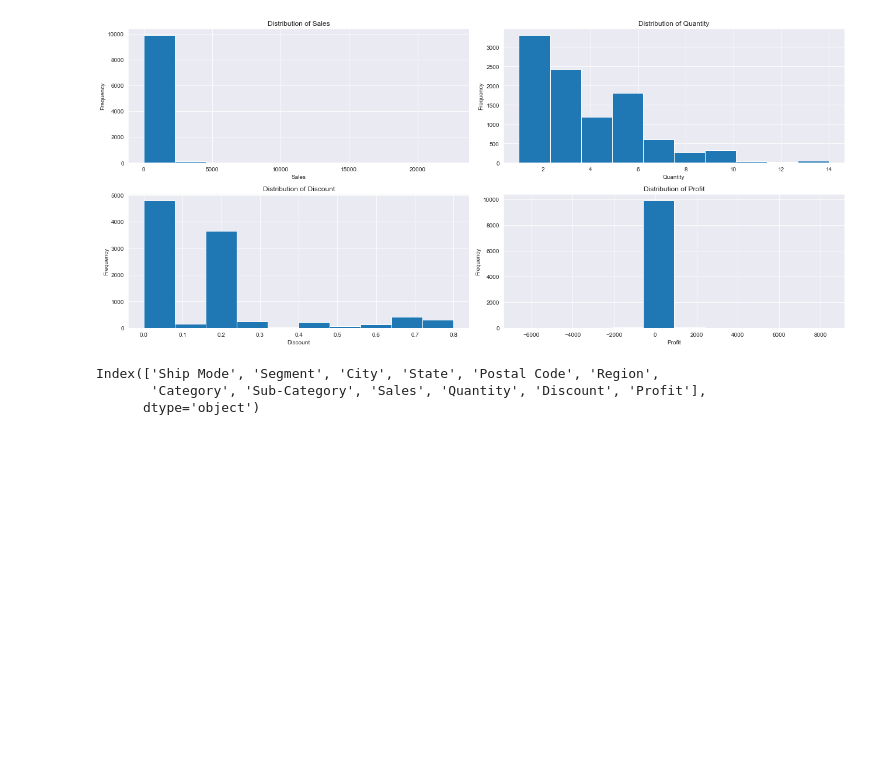
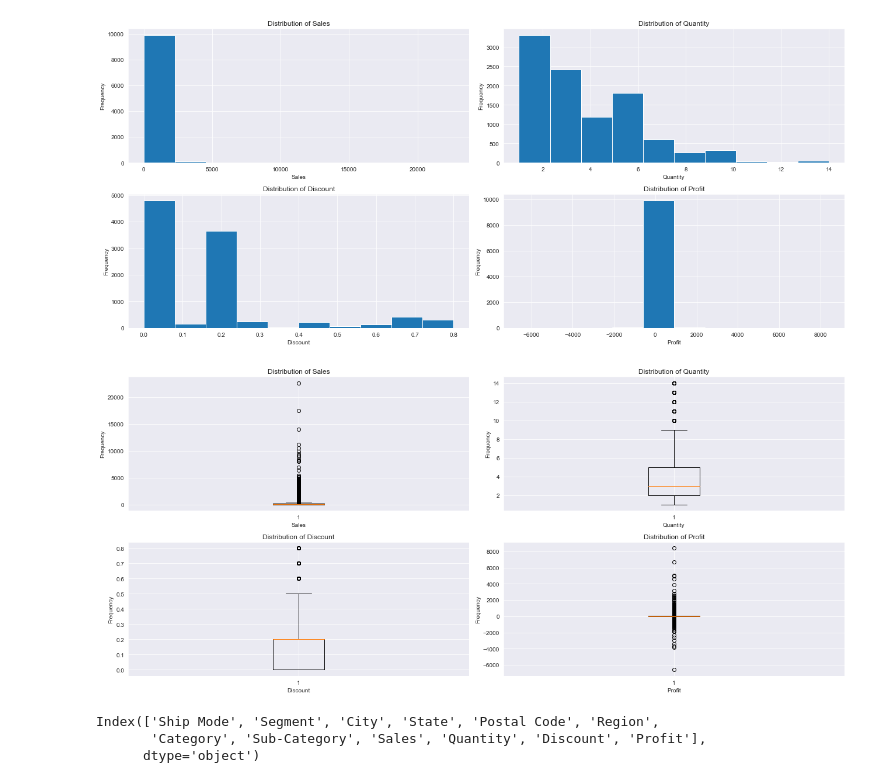
Before and after one commit to Jefest1/sample_store_analysis, a Jupyter notebook: Sample_store.ipynb, the cells around one changed output. Drawn from its saved outputs; the diff is of its cells as text; code cells hidden in the pictures; blank space fills up the shorter version.

```diff
--- a/Sample_store.ipynb
+++ b/Sample_store.ipynb
@@ -192,6 +192,32 @@ plt.tight_layout()
 plt.show()
 # %% [output]
 [figure]
+# %%
+# Using boxplots to get more insight about the quantitative variables
+num_rows = 2
+num_cols = (len(quantitative_vars) + 1) // 2
+
+# Create the figure and axes for the subplots
+fig, axs = plt.subplots(num_rows, num_cols, figsize=(18, 8))
+
+# Reshape the axes array to handle different number of variables
+axs = axs.ravel()
+
+# Loop through the quantitative variables and plot on separate axes
+for i, var in enumerate(quantitative_vars):
+    ax = axs[i]
+    ax.boxplot(store_df[var])
+    ax.set_xlabel(var)
+    ax.set_ylabel('Frequency')
+    ax.set_title(f'Distribution of {var}')
+
+# Adjust the spacing between subplots
+plt.tight_layout()
+
+# Show the figure
+plt.show()
+# %% [output]
+[figure, added]
 # %%
 store_df.columns
 # %% [output]
```
